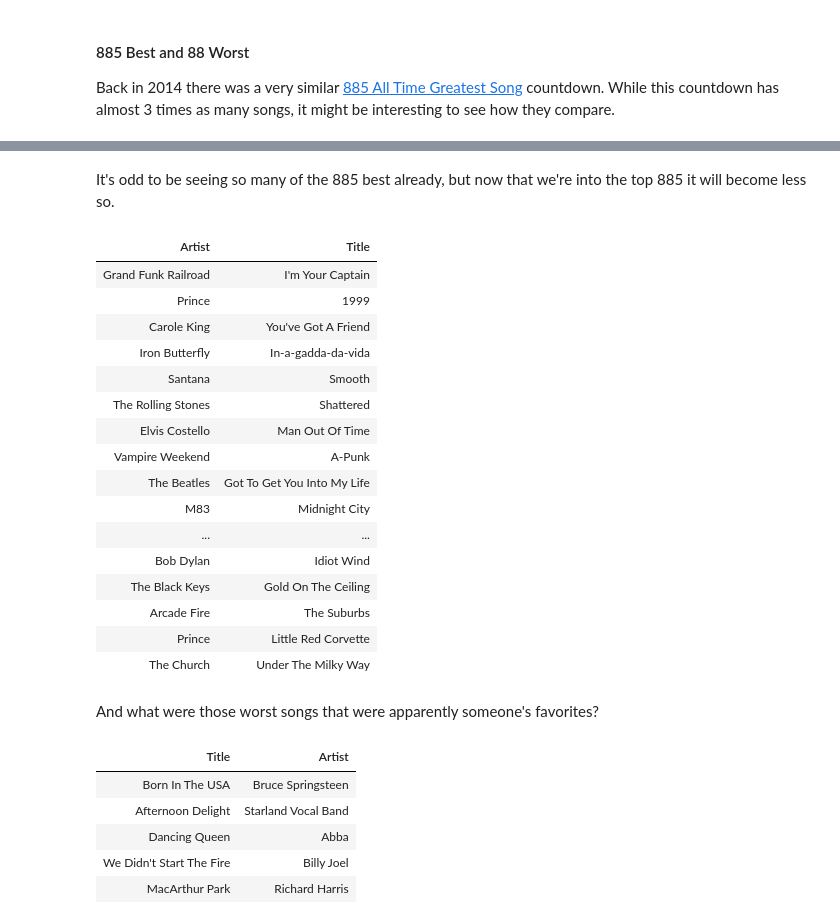
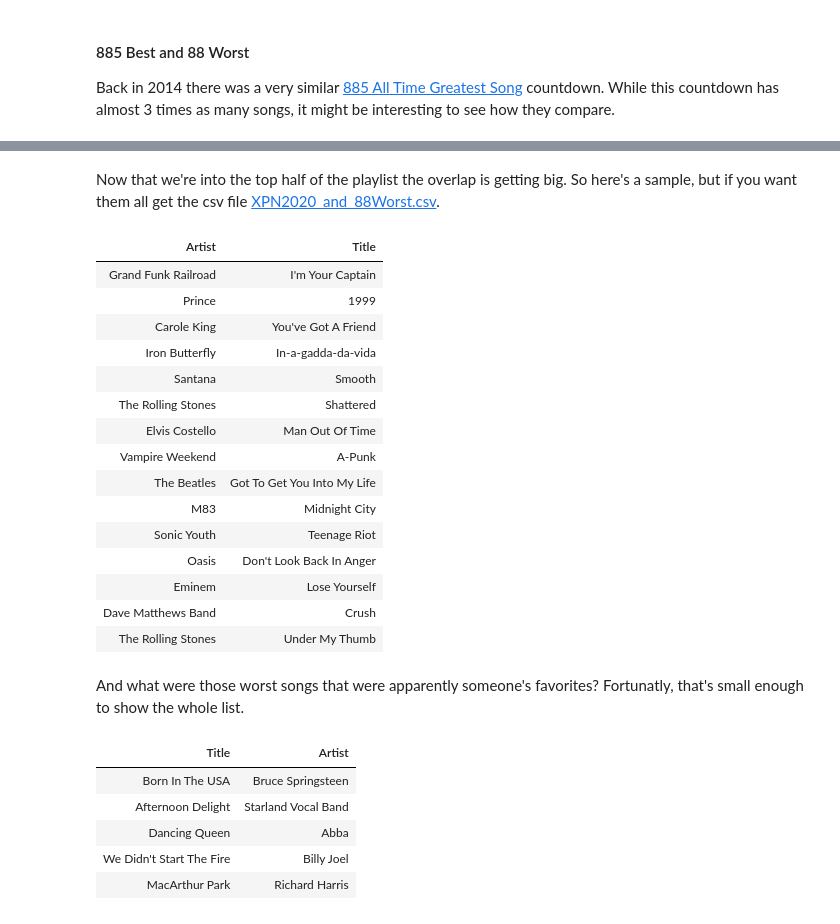
Before and after one commit to asudell/a2z, a Jupyter notebook: XPN2020.ipynb, the cells around one changed output, grey strips where cells are left out. Drawn from its saved outputs; the diff is of its cells as text; code cells hidden in the pictures.

Commit message:
Update with this morning's data.

```diff
--- a/XPN2020.ipynb
+++ b/XPN2020.ipynb
@@ -177,29 +180,30 @@ Of the 1192 tracks in the 2020 Countdown so far, 142 or 11.91% where in 2014's 8
-# %% [markdown]
-It's odd to be seeing so many of the 885 best already,
-but now that we're into the top 885 it will become less so.
-# %%
-#HTML(besties.to_html(index=False, columns=['Title', 'Artist']))
-HTML(besties.to_html(index=False))
-# %% [output]
-| Artist | Title |
-| Grand Funk Railroad | I'm Your Captain |
-| Prince | 1999 |
-| Carole King | You've Got A Friend |
-| Iron Butterfly | In-a-gadda-da-vida |
-| Santana | Smooth |
-| The Rolling Stones | Shattered |
-| Elvis Costello | Man Out Of Time |
-| Vampire Weekend | A-Punk |
-| The Beatles | Got To Get You Into My Life |
-| M83 | Midnight City |
-| ... | ... |
-| Bob Dylan | Idiot Wind |
-| The Black Keys | Gold On The Ceiling |
-| Arcade Fire | The Suburbs |
-| Prince | Little Red Corvette |
-| The Church | Under The Milky Way |
+# %% [markdown]
+Now that we're into the top half of the playlist
+the overlap is getting big.
+So here's a sample, but if you want them all get the csv file
+[XPN2020_and_88Worst.csv](data/XPN2020_and_88Worst.csv).
+# %%
+HTML(besties.head(15).to_html(index=False))
+# %% [output]
+| Artist | Title |
+| Grand Funk Railroad | I'm Your Captain |
+| Prince | 1999 |
+| Carole King | You've Got A Friend |
+| Iron Butterfly | In-a-gadda-da-vida |
+| Santana | Smooth |
+| The Rolling Stones | Shattered |
+| Elvis Costello | Man Out Of Time |
+| Vampire Weekend | A-Punk |
+| The Beatles | Got To Get You Into My Life |
+| M83 | Midnight City |
+| Sonic Youth | Teenage Riot |
+| Oasis | Don't Look Back In Anger |
+| Eminem | Lose Yourself |
+| Dave Matthews Band | Crush |
+| The Rolling Stones | Under My Thumb |
 # %% [markdown]
 And what were those worst songs that were apparently someone's favorites?
+Fortunatly, that's small enough to show the whole list.
 # %%
 HTML(horrors.to_html(index=False, columns=['Title', 'Artist']))
 # %% [output]
```
Also changed, not shown: parts of 8 cells of this notebook, 1 other file.
